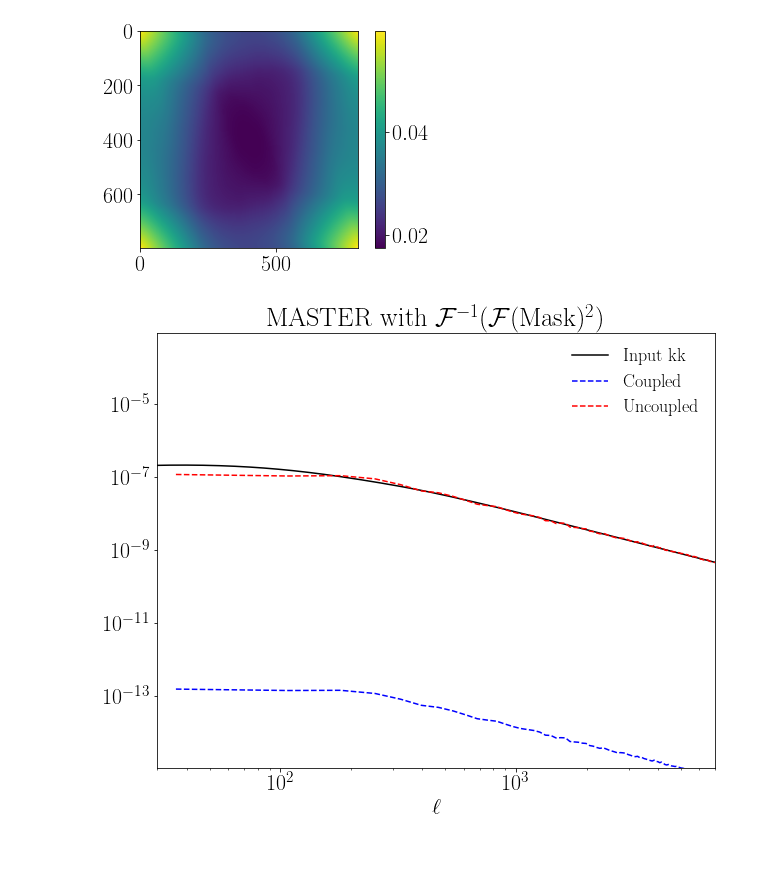
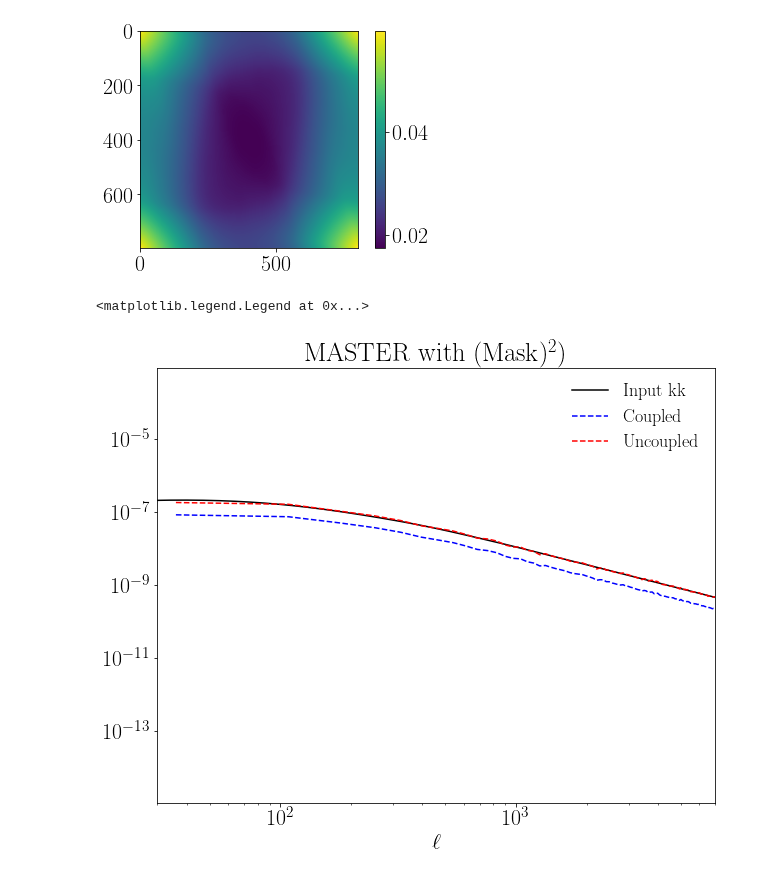
Before and after one commit to DelonShen/LensQuEst, a Jupyter notebook: dev/namaster_lensing_scratch.ipynb, the cells around one changed output. Drawn from its saved outputs; the diff is of its cells as text; code cells hidden in the pictures.

```diff
--- a/dev/namaster_lensing_scratch.ipynb
+++ b/dev/namaster_lensing_scratch.ipynb
@@ -277,7 +243,7 @@ No artists with labels found to put in legend.  Note that artists whose label st
 <matplotlib.colorbar.Colorbar at 0x...>
 [figure]
 # %%
-f0 = nmt.NmtFieldFlat(Lx, Ly, approxmask**2, [kCmb])
+f0 = nmt.NmtFieldFlat(Lx, Ly, apodized_mask**2, [kCmb])
 # Bins:
 # For flat-sky fields, bandpowers are simply defined as intervals in ell, and
 # pymaster doesn't currently support any weighting scheme within each interval.
@@ -305,17 +271,17 @@ cl00_uncoupled = w00.decouple_cell(cl00_coupled)
 # %%
 plt.figure(figsize=(10,8))
 L = np.arange(cl.shape[0])
-plt.title(r'MASTER with $\mathcal F^{-1}(\mathcal F({\rm Mask})^2)$')
+plt.title(r'MASTER with $({\rm Mask})^2)$')
 plt.xlabel(r'$\ell$')
 plt.plot(L, rawKK, 'k', label='Input kk')
 plt.plot(ells_uncoupled, cl00_coupled[0], 'b--', label='Coupled')
 
 plt.plot(ells_uncoupled, cl00_uncoupled[0], 'r--', label='Uncoupled')
 
 plt.loglog()
 plt.xlim(lMin,2*lMax)
 plt.ylim(1.1e-15,.9e-3)
 plt.legend(frameon=False)
-plt.savefig('figures/namaster_scratch_Finv(F(mask)2).pdf')
 # %% [output]
+<matplotlib.legend.Legend at 0x...>
-[figure, old version]
+[figure, new version]
```
Also changed, not shown: parts of 6 cells of this notebook, 3 other files.
